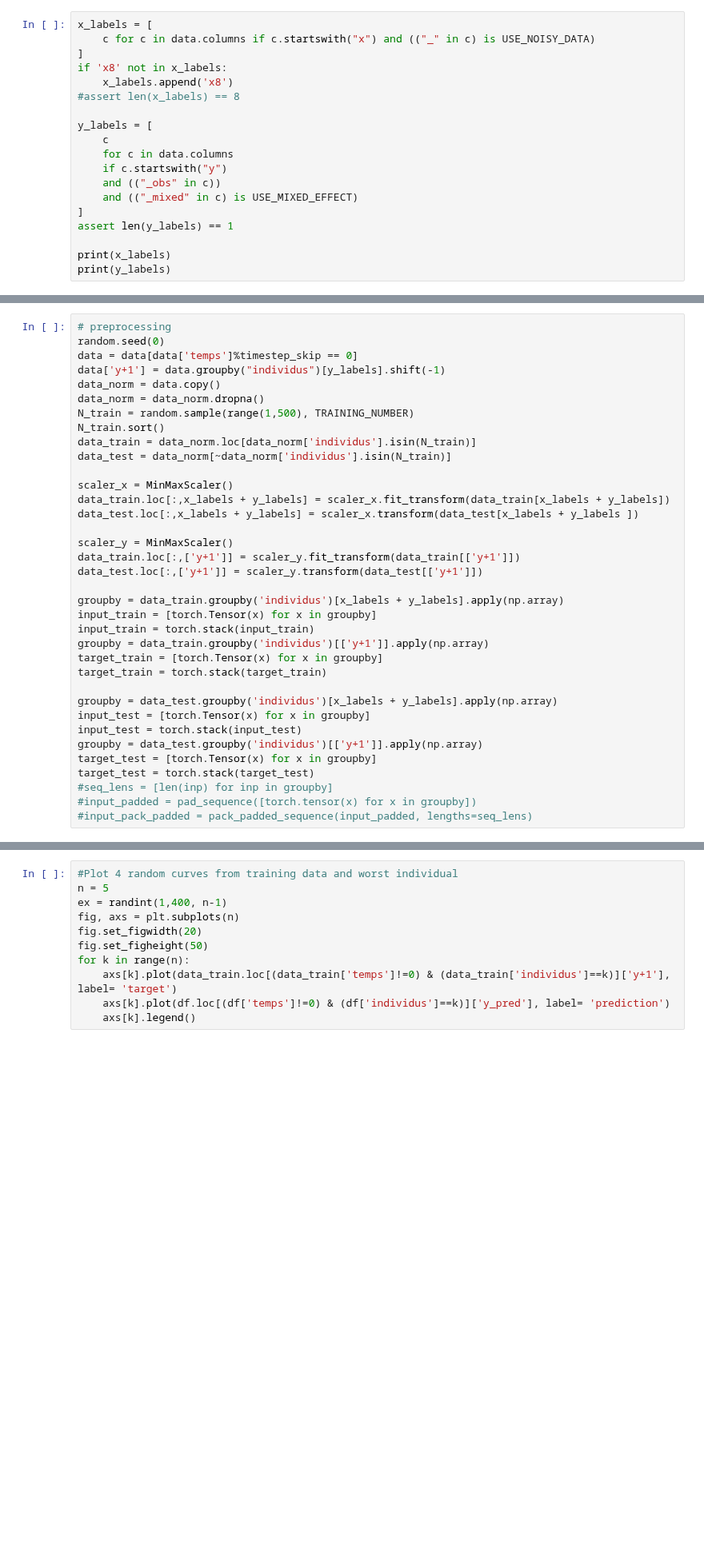
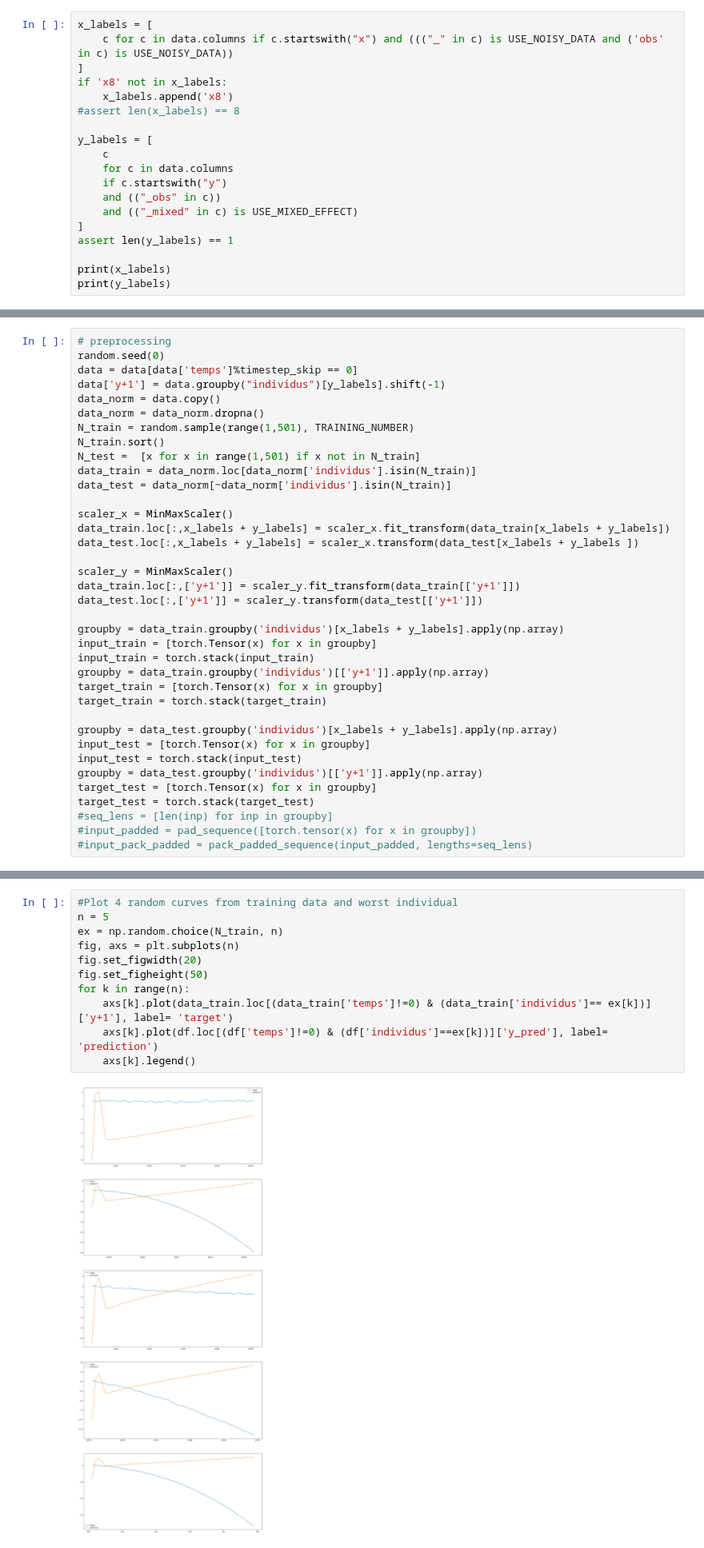
Before and after one commit to FrankwaP/subSISTM, a Jupyter notebook: models/ODE-RNN/RNN - LSTM.ipynb, the cells around one changed output, grey strips where cells are left out. Shown at 80% size. Cells and saved outputs as stored; diff of their text form; blank space fills up the shorter version.

```diff
--- a/models/ODE-RNN/RNN - LSTM.ipynb
+++ b/models/ODE-RNN/RNN - LSTM.ipynb
@@ -70,7 +70,7 @@ MODEL = RNN
 data = pd.read_csv(CSV_FILE, sep=";", decimal=",")
 # %%
 x_labels = [
-    c for c in data.columns if c.startswith("x") and (("_" in c) is USE_NOISY_DATA)
+    c for c in data.columns if c.startswith("x") and ((("_" in c) is USE_NOISY_DATA and ('obs' in c) is USE_NOISY_DATA))
 ]
 if 'x8' not in x_labels:
     x_labels.append('x8')
@@ -94,8 +97,9 @@ data = data[data['temps']%timestep_skip == 0]
 data['y+1'] = data.groupby("individus")[y_labels].shift(-1)
 data_norm = data.copy()
 data_norm = data_norm.dropna()
-N_train = random.sample(range(1,500), TRAINING_NUMBER)
+N_train = random.sample(range(1,501), TRAINING_NUMBER)
 N_train.sort()
+N_test =  [x for x in range(1,501) if x not in N_train]
 data_train = data_norm.loc[data_norm['individus'].isin(N_train)]
 data_test = data_norm[~data_norm['individus'].isin(N_train)]
 
@@ -198,11 +203,13 @@ print("mean MSE on train data: ", np.mean(MSE_list))
 # %%
 #Plot 4 random curves from training data and worst individual
 n = 5
-ex = randint(1,400, n-1)
+ex = np.random.choice(N_train, n)
 fig, axs = plt.subplots(n)
 fig.set_figwidth(20)
 fig.set_figheight(50)
 for k in range(n):
-    axs[k].plot(data_train.loc[(data_train['temps']!=0) & (data_train['individus']==k)]['y+1'], label= 'target')
-    axs[k].plot(df.loc[(df['temps']!=0) & (df['individus']==k)]['y_pred'], label= 'prediction')
+    axs[k].plot(data_train.loc[(data_train['temps']!=0) & (data_train['individus']== ex[k])]['y+1'], label= 'target')
+    axs[k].plot(df.loc[(df['temps']!=0) & (df['individus']==ex[k])]['y_pred'], label= 'prediction')
     axs[k].legend()
+# %% [output]
+[figure, added]
```
Also changed, not shown: parts of 11 cells of this notebook.
